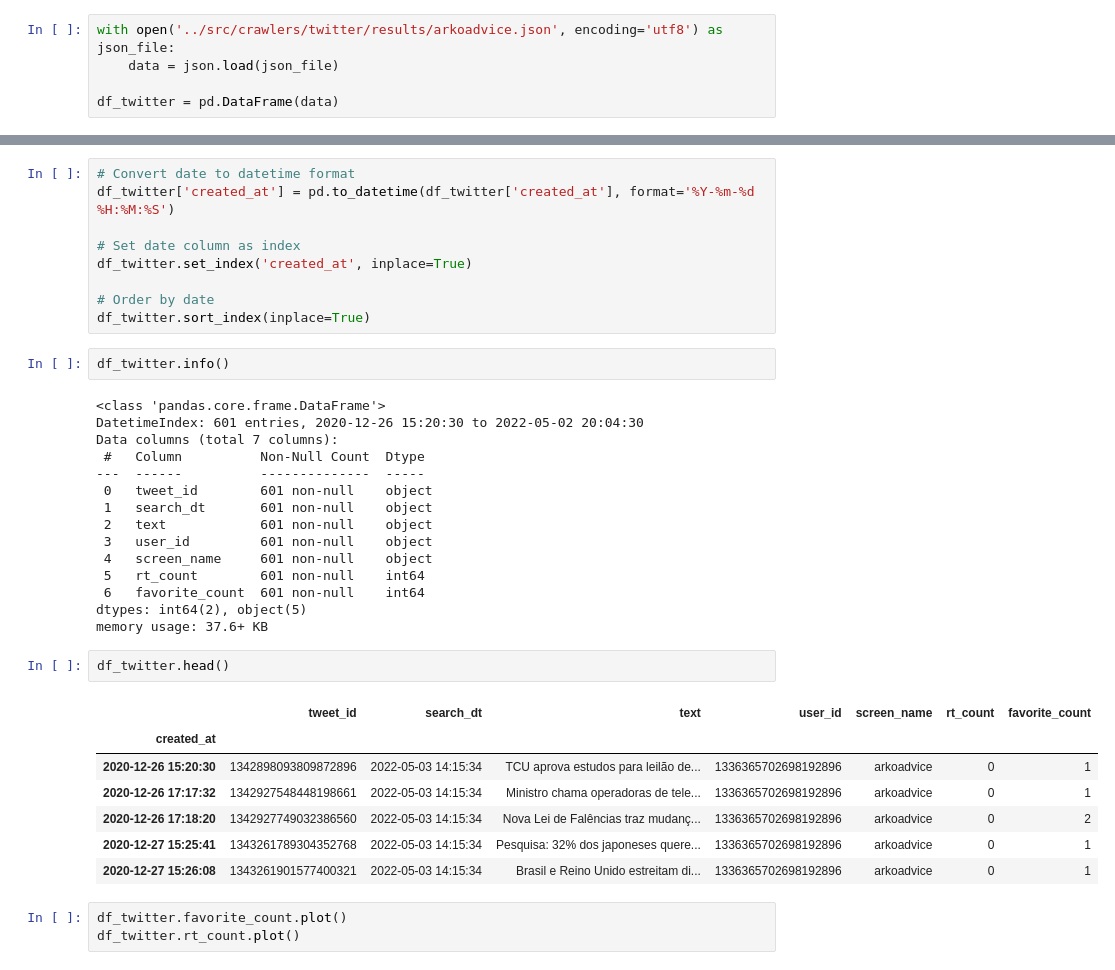
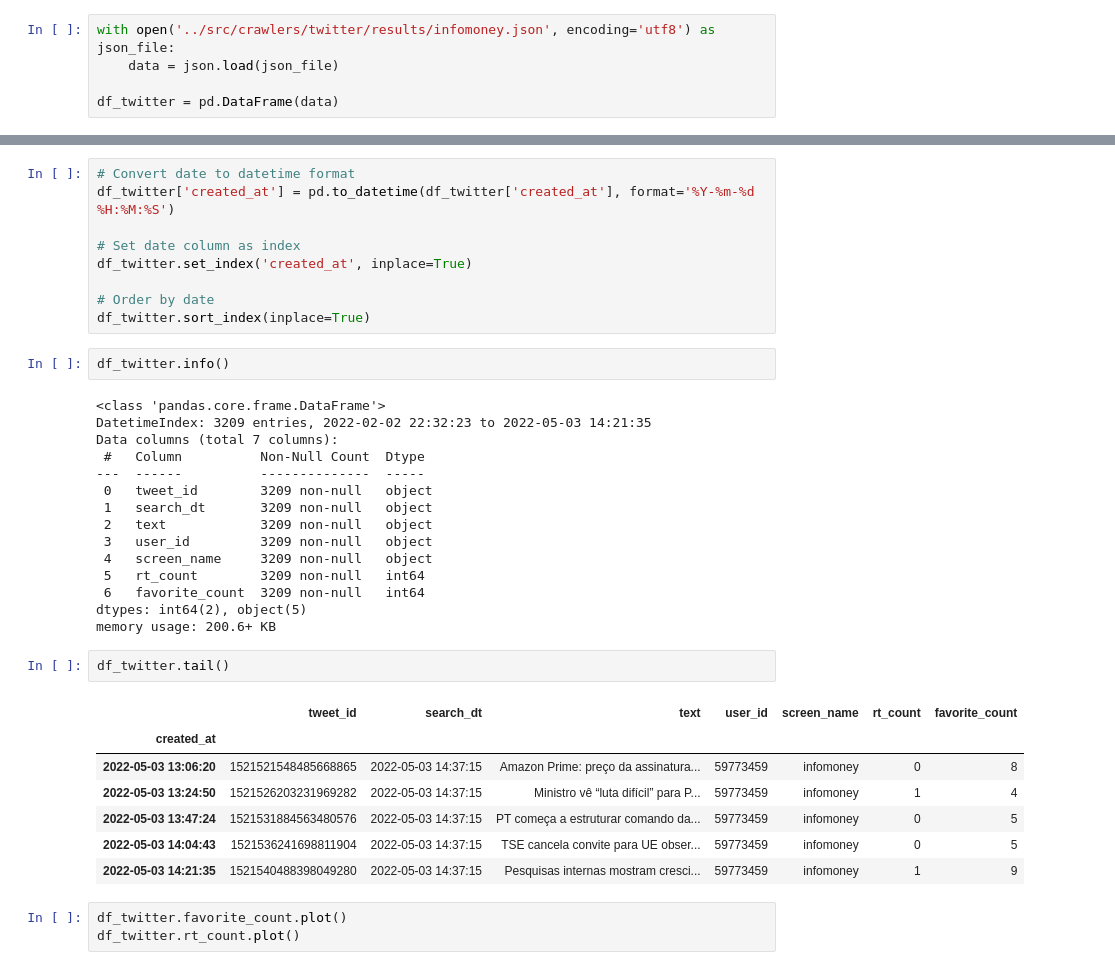
Before and after one commit to mso13/Mestrado_PPGI, a Jupyter notebook: eda/Exploratory Data Analysis (EDA) on Financial Textual Content.ipynb, the cells around one changed output, grey strips where cells are left out. Cells and saved outputs as stored; diff of their text form.

Commit message:
DataFrames Twitter e Suno finais e início do classificador

```diff
--- a/eda/Exploratory Data Analysis (EDA) on Financial Textual Content.ipynb
+++ b/eda/Exploratory Data Analysis (EDA) on Financial Textual Content.ipynb
@@ -108,7 +109,7 @@ df_suno.resample('D').topic.count().cumsum().plot()
 # %% [markdown]
 ## 2. Twitter
 # %%
-with open('../src/crawlers/twitter/results/arkoadvice.json', encoding='utf8') as json_file:
+with open('../src/crawlers/twitter/results/infomoney.json', encoding='utf8') as json_file:
     data = json.load(json_file)
 
 df_twitter = pd.DataFrame(data)
@@ -125,29 +135,29 @@ df_twitter.sort_index(inplace=True)
 df_twitter.info()
 # %% [output]
 <class 'pandas.core.frame.DataFrame'>
-DatetimeIndex: 601 entries, 2020-12-26 15:20:30 to 2022-05-02 20:04:30
+DatetimeIndex: 3209 entries, 2022-02-02 22:32:23 to 2022-05-03 14:21:35
 Data columns (total 7 columns):
  #   Column          Non-Null Count  Dtype
 ---  ------          --------------  -----
- 0   tweet_id        601 non-null    object
- 1   search_dt       601 non-null    object
- 2   text            601 non-null    object
- 3   user_id         601 non-null    object
- 4   screen_name     601 non-null    object
- 5   rt_count        601 non-null    int64
- 6   favorite_count  601 non-null    int64
+ 0   tweet_id        3209 non-null   object
+ 1   search_dt       3209 non-null   object
+ 2   text            3209 non-null   object
+ 3   user_id         3209 non-null   object
+ 4   screen_name     3209 non-null   object
+ 5   rt_count        3209 non-null   int64
+ 6   favorite_count  3209 non-null   int64
 dtypes: int64(2), object(5)
-memory usage: 37.6+ KB
+memory usage: 200.6+ KB
 # %%
-df_twitter.head()
+df_twitter.tail()
 # %% [output]
 |  | tweet_id | search_dt | text | user_id | screen_name | rt_count | favorite_count |
 | created_at |  |  |  |  |  |  |  |
-| 2020-12-26 15:20:30 | 1342898093809872896 | 2022-05-03 14:15:34 | TCU aprova estudos para leilão de... | 1336365702698192896 | arkoadvice | 0 | 1 |
-| 2020-12-26 17:17:32 | 1342927548448198661 | 2022-05-03 14:15:34 | Ministro chama operadoras de tele... | 1336365702698192896 | arkoadvice | 0 | 1 |
-| 2020-12-26 17:18:20 | 1342927749032386560 | 2022-05-03 14:15:34 | Nova Lei de Falências traz mudanç... | 1336365702698192896 | arkoadvice | 0 | 2 |
-| 2020-12-27 15:25:41 | 1343261789304352768 | 2022-05-03 14:15:34 | Pesquisa: 32% dos japoneses quere... | 1336365702698192896 | arkoadvice | 0 | 1 |
-| 2020-12-27 15:26:08 | 1343261901577400321 | 2022-05-03 14:15:34 | Brasil e Reino Unido estreitam di... | 1336365702698192896 | arkoadvice | 0 | 1 |
+| 2022-05-03 13:06:20 | 1521521548485668865 | 2022-05-03 14:37:15 | Amazon Prime: preço da assinatura... | 59773459 | infomoney | 0 | 8 |
+| 2022-05-03 13:24:50 | 1521526203231969282 | 2022-05-03 14:37:15 | Ministro vê “luta difícil” para P... | 59773459 | infomoney | 1 | 4 |
+| 2022-05-03 13:47:24 | 1521531884563480576 | 2022-05-03 14:37:15 | PT começa a estruturar comando da... | 59773459 | infomoney | 0 | 5 |
+| 2022-05-03 14:04:43 | 1521536241698811904 | 2022-05-03 14:37:15 | TSE cancela convite para UE obser... | 59773459 | infomoney | 0 | 5 |
+| 2022-05-03 14:21:35 | 1521540488398049280 | 2022-05-03 14:37:15 | Pesquisas internas mostram cresci... | 59773459 | infomoney | 1 | 9 |
 # %%
 df_twitter.favorite_count.plot()
 df_twitter.rt_count.plot()
```
Also changed, not shown: parts of 11 cells of this notebook, 15 other files.
